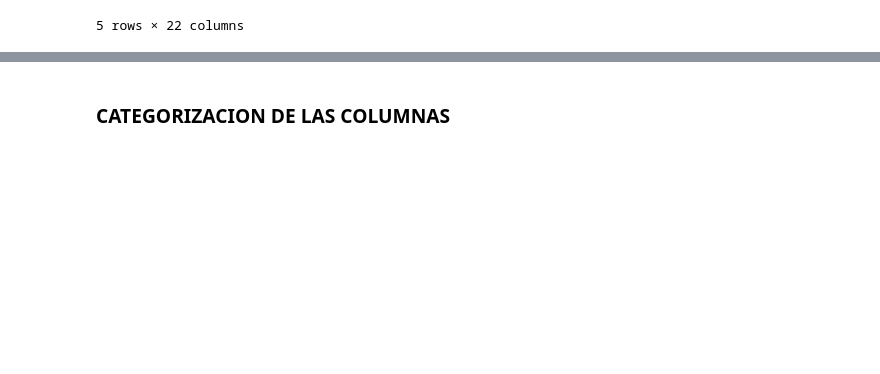
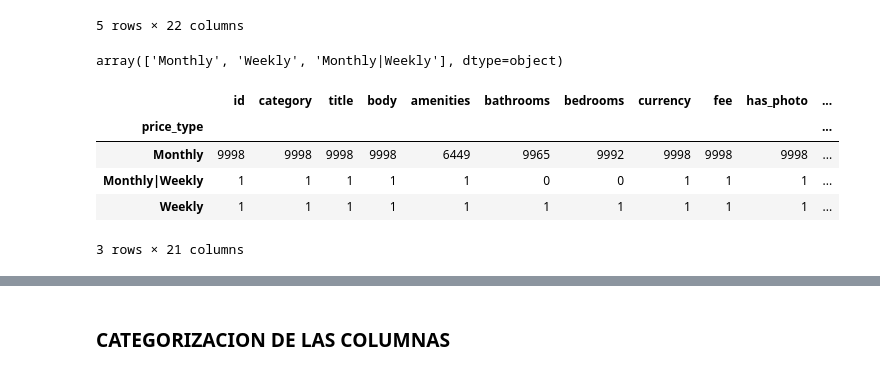
Before and after one commit to andresjulianbolivar/Proyecto1, a Jupyter notebook: Tarea 3/Preparacion_Datos.ipynb, the cells around one changed output, grey strips where cells are left out. Saved outputs shown, nothing was run; the diff lists cells and outputs as text; code cells hidden in the pictures; blank space fills up the shorter version.

```diff
--- a/Tarea 3/Preparacion_Datos.ipynb
+++ b/Tarea 3/Preparacion_Datos.ipynb
@@ -36,3 +36,18 @@ df.head()
 | 3 | 5659918074 | housing/rent/apartment | Studio apartment 1717 12th Ave | This unit is located at 1717 12th... | NaN | 1.0 | 0.0 | USD | No | Thumbnail | ... |
 | 4 | 5668626759 | housing/rent/apartment | Studio apartment Washington Blvd,... | This unit is located at Washingto... | NaN | NaN | 0.0 | USD | No | Thumbnail | ... |
 5 rows × 22 columns
+# %%
+#Se revisa los valores unicos del tipo de precio
+df["price_type"].unique()
+# %% [output]
+array(['Monthly', 'Weekly', 'Monthly|Weekly'], dtype=object)
+# %%
+#Se revisa cuantos inmuebles hay por cada tipo de precio
+df.groupby(["price_type"]).count()
+# %% [output]
+|  | id | category | title | body | amenities | bathrooms | bedrooms | currency | fee | has_photo | ... |
+| price_type |  |  |  |  |  |  |  |  |  |  | ... |
+| Monthly | 9998 | 9998 | 9998 | 9998 | 6449 | 9965 | 9992 | 9998 | 9998 | 9998 | ... |
+| Monthly|Weekly | 1 | 1 | 1 | 1 | 1 | 0 | 0 | 1 | 1 | 1 | ... |
+| Weekly | 1 | 1 | 1 | 1 | 1 | 1 | 1 | 1 | 1 | 1 | ... |
+3 rows × 21 columns
```
Also changed, not shown: parts of 5 cells of this notebook.
